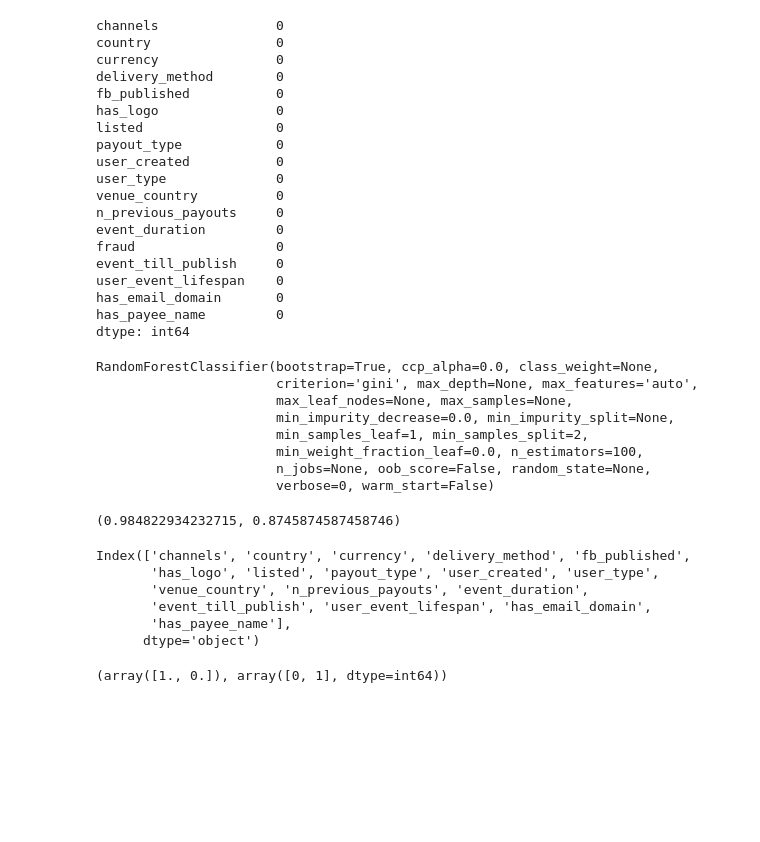
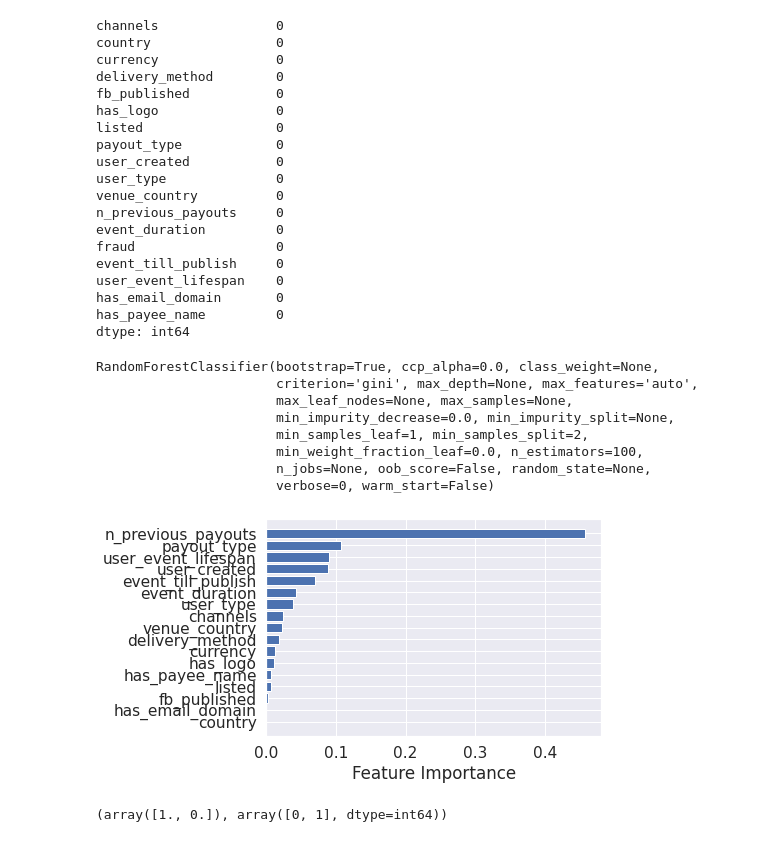
Before and after one commit to mkpetterson/Fraud_Detection, a Jupyter notebook: notebooks/random_forest.ipynb, the cells around one changed output. Cells and saved outputs as stored; diff of their text form; code cells hidden in the pictures; blank space fills up the shorter version.

```diff
--- a/notebooks/random_forest.ipynb
+++ b/notebooks/random_forest.ipynb
@@ -151,35 +145,44 @@ y = model_df.pop('fraud')
 X = model_df.copy()
 # %%
 X_train, X_test, y_train, y_test = train_test_split(X, y)
-# %%
-model_rf = RandomForestClassifier()
-model_rf.fit(X_train, y_train)
-# %% [output]
-RandomForestClassifier(bootstrap=True, ccp_alpha=0.0, class_weight=None,
-                       criterion='gini', max_depth=None, max_features='auto',
-                       max_leaf_nodes=None, max_samples=None,
-                       min_impurity_decrease=0.0, min_impurity_split=None,
-                       min_samples_leaf=1, min_samples_split=2,
-                       min_weight_fraction_leaf=0.0, n_estimators=100,
-                       n_jobs=None, oob_score=False, random_state=None,
-                       verbose=0, warm_start=False)
 # %%
+# Create model
+model_rf = RandomForestClassifier()
+model_rf.fit(X_train, y_train)
+
+# Predict and get scores
 y_hat = model_rf.predict(X_test)
 y_hat_proba = model_rf.predict_proba(X_test)
 model_rf.score(X_test, y_test), recall_score(y_test, y_hat)
 # %% [output]
-(0.984822934232715, 0.8745874587458746)
+RandomForestClassifier(bootstrap=True, ccp_alpha=0.0, class_weight=None,
+                       criterion='gini', max_depth=None, max_features='auto',
+                       max_leaf_nodes=None, max_samples=None,
+                       min_impurity_decrease=0.0, min_impurity_split=None,
+                       min_samples_leaf=1, min_samples_split=2,
+                       min_weight_fraction_leaf=0.0, n_estimators=100,
+                       n_jobs=None, oob_score=False, random_state=None,
+                       verbose=0, warm_start=False)
-# %%
-# Make plot of feature importances
-importances = model_rf.feature_importances_
-features = X_train.columns
-# %% [output]
-Index(['channels', 'country', 'currency', 'delivery_method', 'fb_published',
-       'has_logo', 'listed', 'payout_type', 'user_created', 'user_type',
-       'venue_country', 'n_previous_payouts', 'event_duration',
-       'event_till_publish', 'user_event_lifespan', 'has_email_domain',
-       'has_payee_name'],
-      dtype='object')
+# %%
+# Make plot of feature importances
+importances = model_rf.feature_importances_
+idx = np.argsort(importances)[::-1]
+features = X_train.columns[idx]
+
+# Change font size
+import matplotlib
+matplotlib.rc('font', size=10)
+matplotlib.rc('axes', titlesize=10)
+
+fig, ax = plt.subplots()
+ax.barh(np.arange(len(features)), importances[idx][::-1])
+ax.set_yticks(np.arange(len(features)))
+ax.set_yticklabels(features[::-1])
+ax.set_xlabel('Feature Importance')
+
+plt.savefig('../images/feature_import_rf.png', bbox_inches='tight', dpi=250)
+# %% [output]
+[figure, added]
 # %%
 y_hat_proba[0], model_rf.classes_
 # %% [output]
```
Also changed, not shown: parts of 9 cells of this notebook, 3 other files.
